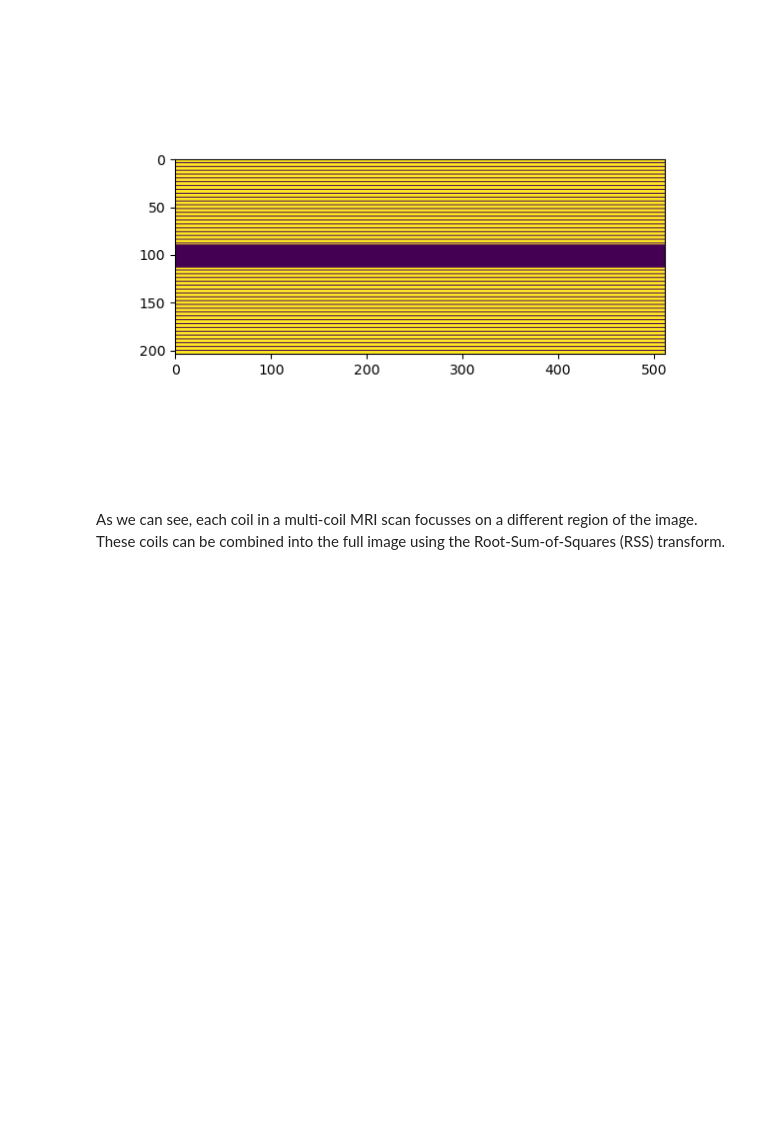
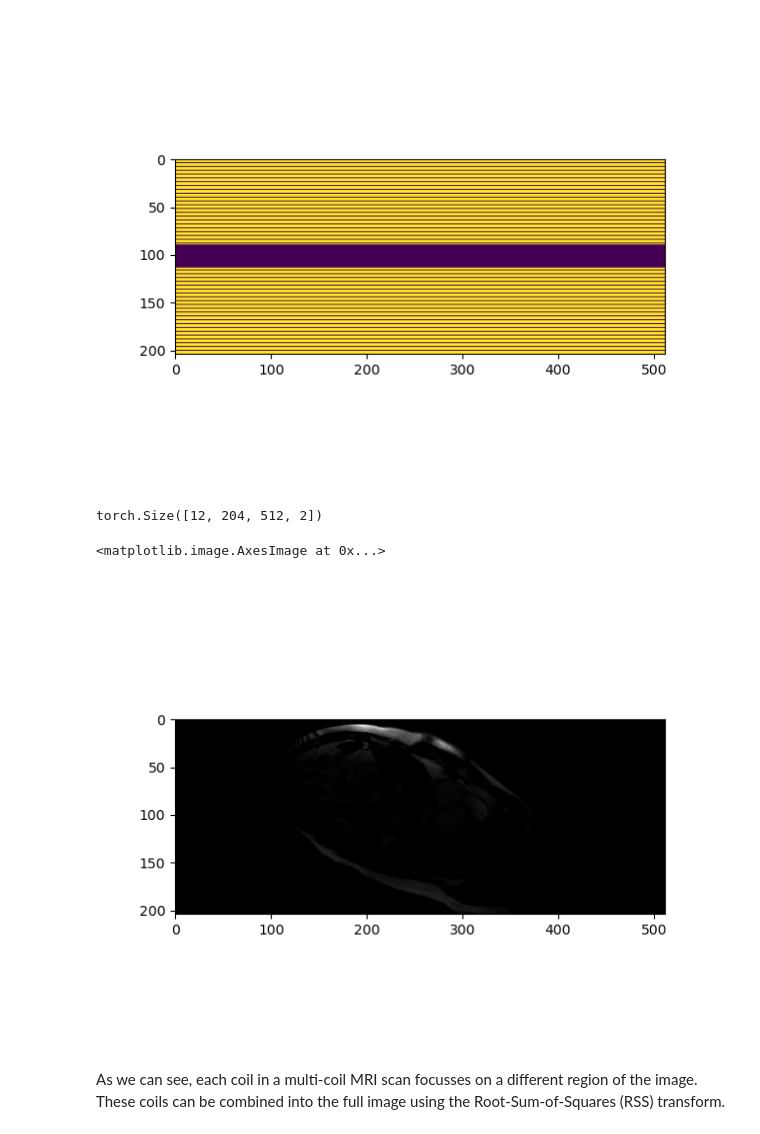
Before and after one commit to somcogo/space_time_reg, a Jupyter notebook: notebooks/CineMapping.ipynb, the cells around one changed output. Cells and saved outputs as stored; diff of their text form; code cells hidden in the pictures; blank space fills up the shorter version.

```diff
--- a/notebooks/CineMapping.ipynb
+++ b/notebooks/CineMapping.ipynb
@@ -12,7 +12,7 @@ from matplotlib import pyplot as plt
 # %% [markdown]
 The CMRxRecon dataset is distributed as a set of HDF5 files and can be read with the h5py package. Here, we first show how to open a file from the multi-coil dataset. Each file corresponds to ntime * nslice of MRI scan and contains the k-space data.
 # %%
-file_name = 'data/raw/cmrxrecon/ChallengeData/MultiCoil/Cine/TrainingSet/FullSample/P001/cine_sax.mat'
+file_name = '../data/raw/cmrxrecon/ChallengeData/MultiCoil/Cine/TrainingSet/FullSample/P001/cine_sax.mat'
 hf_m = h5py.File(file_name)
 # %%
 def load_and_prepare(file_name):
@@ -105,10 +105,20 @@ unders_corr_t = T.to_tensor(unders_corr)
 unders_corr_t[ndx] = -unders_corr_t[ndx]
 under_imsp = fastmri.ifft2c(unders_corr_t)[:, 0]
 # %%
-test2 = load_and_prepare(f'data/raw/cmrxrecon/ChallengeData/SingleCoil/Cine/TrainingSet/FullSample/P00{patient}/cine_sax.mat')
+test2 = load_and_prepare(f'../data/raw/cmrxrecon/ChallengeData/SingleCoil/Cine/TrainingSet/FullSample/P00{patient}/cine_sax.mat')
 test2_t = T.to_tensor(test2)
 test2_t[ndx] = -test2_t[ndx]
 test2_imsp = fastmri.ifft2c(test2_t)[:, 0]
+# %%
+test2_imsp.shape
+# %% [output]
+torch.Size([12, 204, 512, 2])
+# %%
+f,a = plt.subplots(1)
+a.imshow((test2_imsp**2).sum(-1)[0], cmap='gray')
+# %% [output]
+<matplotlib.image.AxesImage at 0x...>
+[figure, added]
 # %%
 # torch.save(test2_t, f'data/processed/cmrxrecon/test/training_p00{patient}_single_coil_full_cine_sax.pt')
 # torch.save(unders_corr_t, f'data/processed/cmrxrecon/test/training_p00{patient}_single_coil_acc_04_cine_sax.pt')
```
Also changed, not shown: parts of 2 cells of this notebook, 2 other files.
